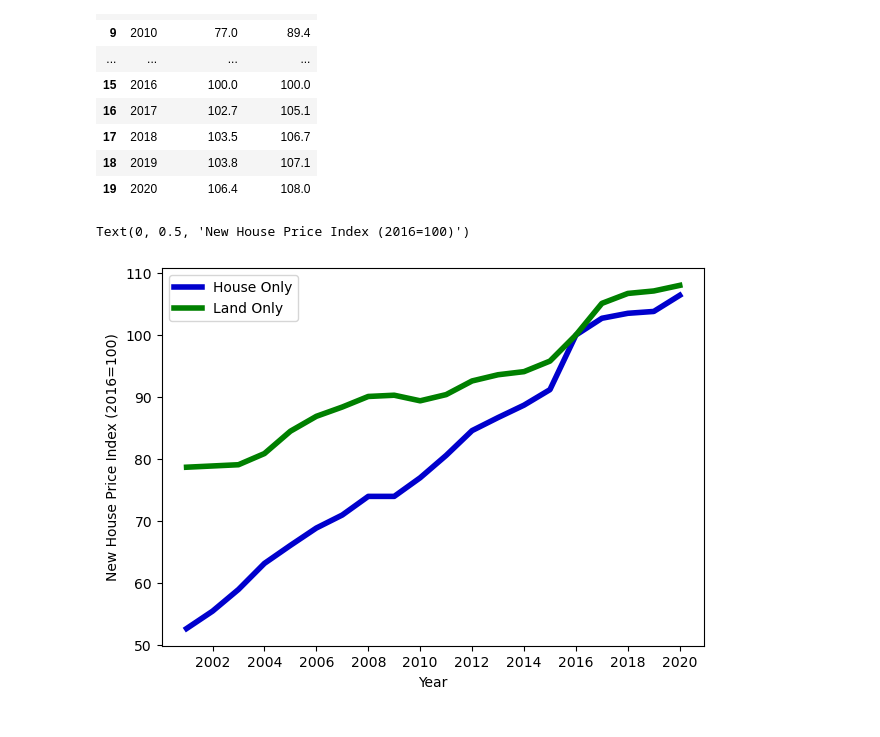
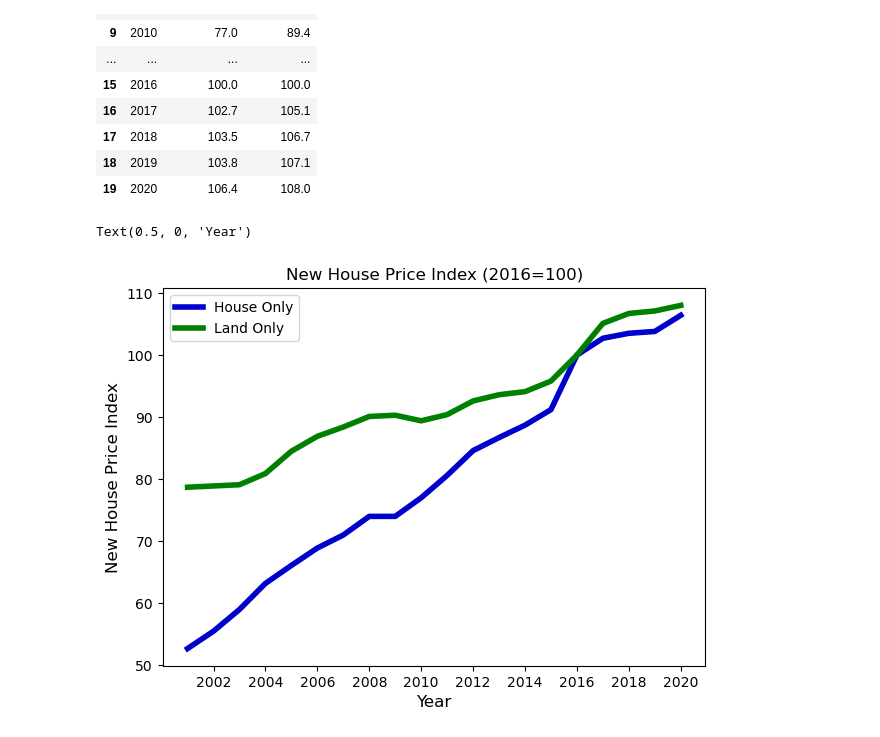
Before and after one commit to prashansa/TorontoHousingMarket, a Jupyter notebook: TorontoHousingMarket.ipynb, the cells around one changed output. Saved outputs shown, nothing was run; the diff lists cells and outputs as text; code cells hidden in the pictures.

```diff
--- a/TorontoHousingMarket.ipynb
+++ b/TorontoHousingMarket.ipynb
@@ -290,11 +512,13 @@ new_house_df
 # %%
 ax4 = new_house_df.plot(x='Year', y='House Only', color='mediumblue', linewidth=4)
 new_house_df.plot(ax=ax4, x='Year', y='Land Only', color='green', linewidth=4)
 plt.locator_params(axis='x', nbins=12)
-plt.ylabel('New House Price Index (2016=100)')
+plt.title('New House Price Index (2016=100)', fontsize=12)
+plt.ylabel('New House Price Index', fontsize=12)
+plt.xlabel('Year', fontsize=12)
 # %% [output]
-Text(0, 0.5, 'New House Price Index (2016=100)')
+Text(0.5, 0, 'Year')
-[figure, old version]
+[figure, new version]
 # %% [markdown]
 
 The New Housing Price Index graph shows a steady increase in both Land and New House prices, with 2016 as the reference year at 100. The point to note is that house prices have had a much steeper increase in price than the land prices themselves.
```
Also changed, not shown: parts of 60 cells of this notebook, 2 other files.
